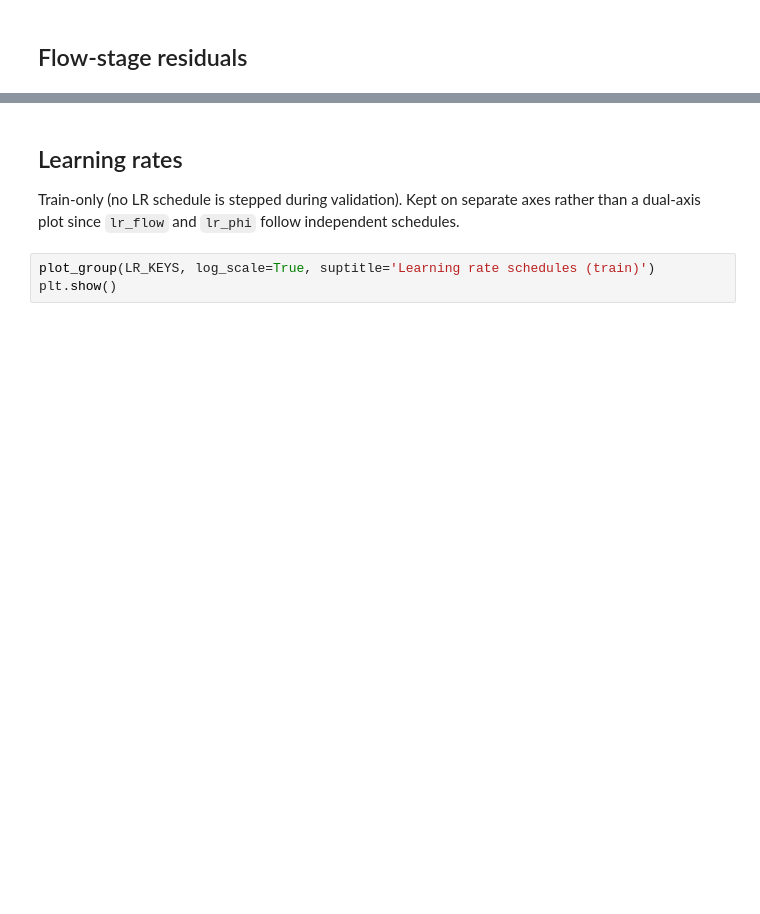
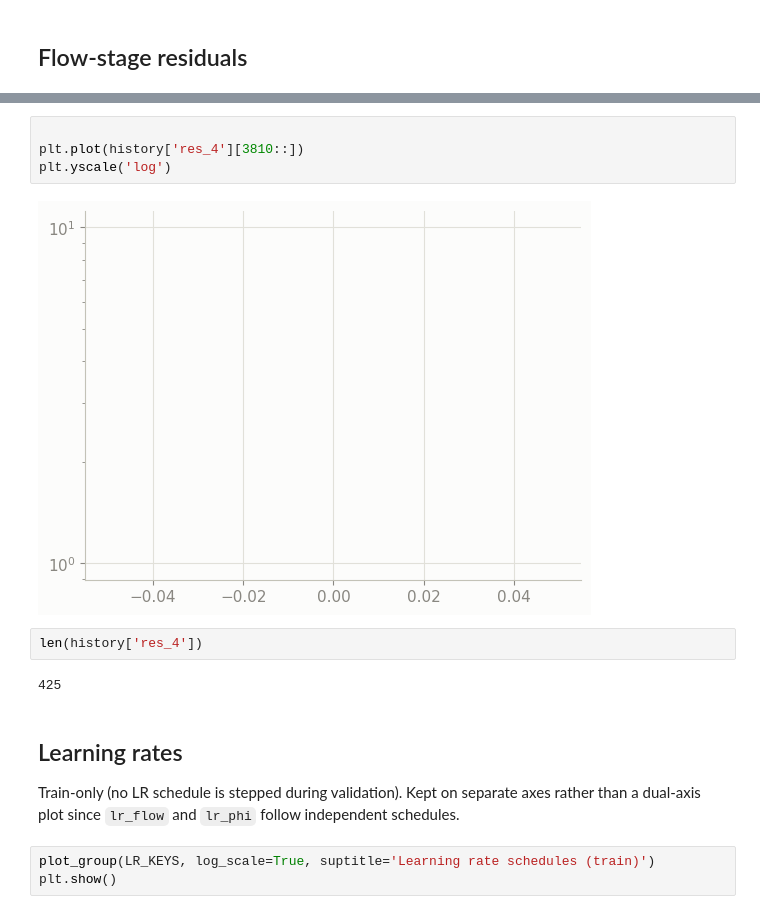
Before and after one commit to stebakov-i-n/GA_PINN_3D, a Jupyter notebook: history_viz.ipynb, the cells around one changed output, grey strips where cells are left out. Cells and saved outputs as stored; diff of their text form; blank space fills up the shorter version.

```diff
--- a/history_viz.ipynb
+++ b/history_viz.ipynb
@@ -175,3 +175,13 @@ plt.show()
+# %%
+
+plt.plot(history['res_4'][3810::])
+plt.yscale('log')
+# %% [output]
+[figure, added]
+# %%
+len(history['res_4'])
+# %% [output]
+425
 # %% [markdown]
 ## Learning rates
 
```
Also changed, not shown: parts of 10 cells of this notebook, 4 other files.
